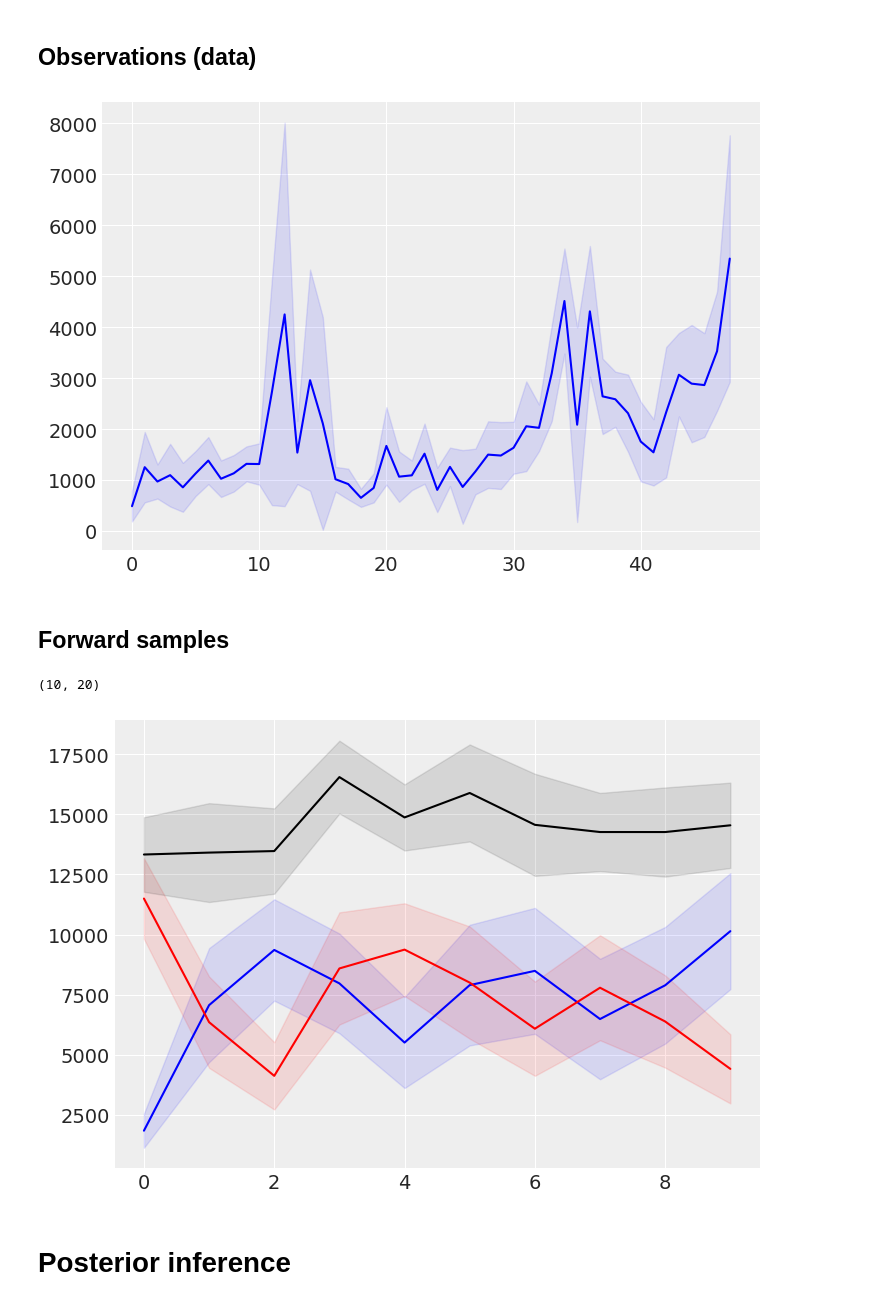
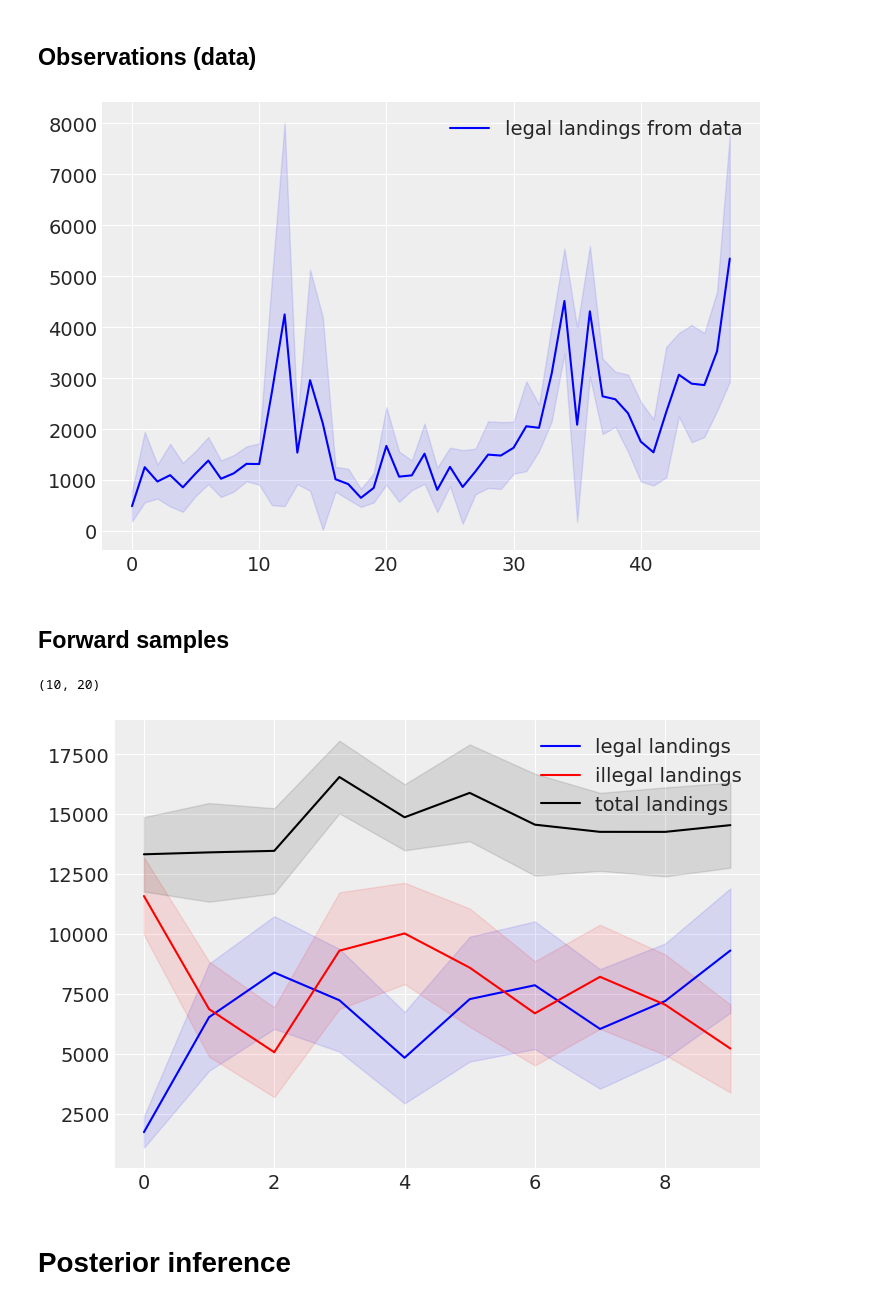
Before and after one commit to emilemathieu/illegal_fishing, a Jupyter notebook: yearly.ipynb, the cells around one changed output. Saved outputs shown, nothing was run; the diff lists cells and outputs as text; code cells hidden in the pictures.

```diff
--- a/yearly.ipynb
+++ b/yearly.ipynb
@@ -441,12 +441,14 @@ f = 9.2e+05  # Fine expected per box, from chilean law
 theta_max = (P_r - C_i - (P_r + beta_mean) + (C_i + visa_r)) / ((8 * (T_mean * 0.67) * (P_r + beta_mean)) + f)
 #theta_max = 3 * 5e-05
 theta_max = theta_max / np.mean(weekly_enforcement)
-theta_min = theta_max / 3.
+theta_min = theta_max / 10.
 print("theta", theta_min, theta_max)
 
 # T
 T_min = 3 * quota / weeks  # Landings lower limit: 3X the legal quota is from one of our papers
 T_max = 9 * quota / weeks  # Landings higher limit: 27,4K ton is from our paper as well
 T_mean = (T_max - T_min) / 2
+
+visa_r = np.float64(visa_r)
 # %% [output]
 beta 340.0 3000.0
@@ -471,44 +473,36 @@ class WeeklyLandings(pm.Model):
         # Define priors
         beta = Uniform('beta', beta_min, beta_max)
         theta = Uniform('theta', theta_min, theta_max)
-        #T, x_i, x_l, r  = np.zeros(weeks), np.zeros(weeks), np.zeros(weeks), np.zeros(weeks)
-        #P_i, P_l, visa = np.zeros(weeks), np.zeros(weeks), np.zeros(weeks)
         quotaleft = quota
         T = []
-        P_ls = []
+        P_l = []
 
         for t in np.arange(weeks)[:max_week]:
           print(t)
           # Model for one week
 
           T.append(Uniform('T[{}]'.format(t), T_min, T_max))
-          print(T)
           theta_t = weekly_enforcement[t] * theta
 
-          visa = visa_r * (1 - (e_v * (quota - quotaleft) / quota))
-          #C_l[t] = C_i + visa
-          #P_i = P_r * (1 - (e_p * (T_r - T[t]) / T_r))
+          # if close to end of the year then update visa value with elsticity
+          visa = ifelse(tensor.lt(t, round(0.75 * weeks)), visa_r, visa_r * (1 - (e_v * (quota - quotaleft) / quota)))
+          #C_l[t] = C_i + visa # the cost does not appear explicitly so useless
+          #P_i = P_r * (1 - (e_p * (T_r - T[t]) / T_r)) # price elasticity
           P_i = P_r
-          P_l = P_i + beta
+          P_l.append(pm.Deterministic('P_l[{}]'.format(t), P_i + beta))
 
-          # Function 6 in draft, calculates the optimal quantity of illegal units. Divided by 100 to convert to ratio
-          # x_i = ((((P_i - wi - pl + wl - (fb * D)) / (8 * D * pl)))).  # Illegal units
           # x_i = (P_i - C_i - (f * theta) - P_l + C_l) / (2 * theta * P_l) = (visa - beta - (f * theta)) / (8 * theta * P_l)
-          x_i_possibly_out_of_bounds = (visa - beta - (f * theta_t)) / (8 * theta_t * P_l)
+          x_i_possibly_out_of_bounds = (visa - beta - (f * theta_t)) / (8 * theta_t * P_l[t])
           x_i = clip(x_i_possibly_out_of_bounds, min=0., max=0.9 * T[t])
-          #x_i_positive = ifelse(tensor.lt(x_i_possibly_out_of_bounds, 0.), 0. * x_i_possibly_out_of_bounds, x_i_possibly_out_of_bounds)
-          #x_i = ifelse(tensor.gt(x_i_positive, 0.9*T[t]), 0.9*T[t], x_i_positive)
           x_l = T[t] - x_i
 
-          #quotaleft = quotaleft - x_l # /!\ does not work
-          #quotaleft = quota - np.sum(x_l[:t])
-          quotaleft = quota - np.sum(P_ls)
+          quotaleft = quota - np.sum(P_l) # update amound of quota left
           r = x_i / T[t]
-          # Define likelihood
+
+          # observe legal langings data per week. What should the variance be?
           likelihood = Normal('landings_{}'.format(t), mu=x_l, sigma=weekly_landings[t, :].std(), observed=weekly_landings[t, :])
 
           # Save variables
-          P_ls.append(pm.Deterministic('P_l[{}]'.format(t), P_l))
           x_i = pm.Deterministic('x_i[{}]'.format(t), x_i)
           x_l = pm.Deterministic('x_l[{}]'.format(t), x_l)
           r = pm.Deterministic('r[{}]'.format(t), r)  # from Rodrigo's supplementary material: low scenario: 67%, high scenario 88%
@@ -539,16 +523,17 @@ weeklymodel = WeeklyLandings()
 
 ## Observations (data)
 # %%
-def plot(data, ax=None, color='b'):
+def plot(data, ax=None, color='b', label=""):
   x, y = range(len(data)), np.mean(data, axis=1)
   ci = 1.96 * np.std(data, axis=1) / np.sqrt(data.shape[1]) # / np.mean(weekly_landings, axis=1)
   if ax is None:
     fig, ax = plt.subplots()
-  ax.plot(x,y, color=color)
+  ax.plot(x,y, color=color, label=label)
   ax.fill_between(x, (y-ci), (y+ci), color=color, alpha=.1)
+  plt.legend(loc='best')
 
-plot(weekly_landings)
+plot(weekly_landings, label="legal landings from data")
 # %% [output]
-[figure, old version]
+[figure, new version]
 # %% [markdown]
 ## Forward samples
@@ -559,16 +543,16 @@ prior_checks = sample_prior_predictive(samples=20, random_seed=0, model=weeklymo
 # %%
 x_l = np.array(list(prior_checks[k] for k in ['x_l[{}]'.format(i) for i in range(max_week)]))
 x_i = np.array(list(prior_checks[k] for k in ['x_i[{}]'.format(i) for i in range(max_week)]))
 T = np.array(list(prior_checks[k] for k in ['T[{}]'.format(i) for i in range(max_week)]))
 
 print(x_l.shape)
 fig, ax = plt.subplots()
-plot(x_l, ax, color='blue')
-plot(x_i, ax, color='red')
-plot(T, ax, color='black')
+plot(x_l, ax, color='blue', label="legal landings")
+plot(x_i, ax, color='red', label="illegal landings")
+plot(T, ax, color='black', label="total landings")
 # %% [output]
 (10, 20)
-[figure, old version]
+[figure, new version]
 # %% [markdown]
 # Posterior inference
 # %%
```
Also changed, not shown: parts of 4 cells of this notebook.
